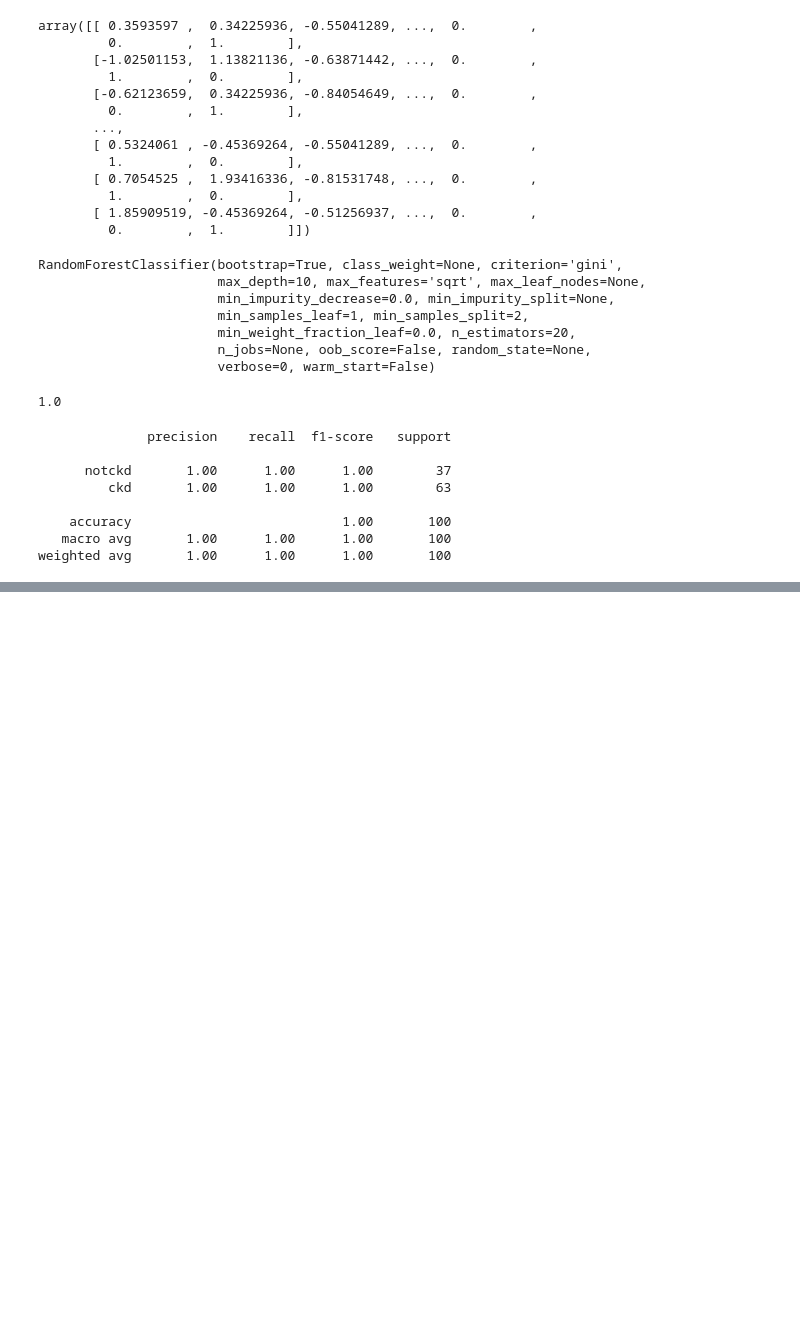
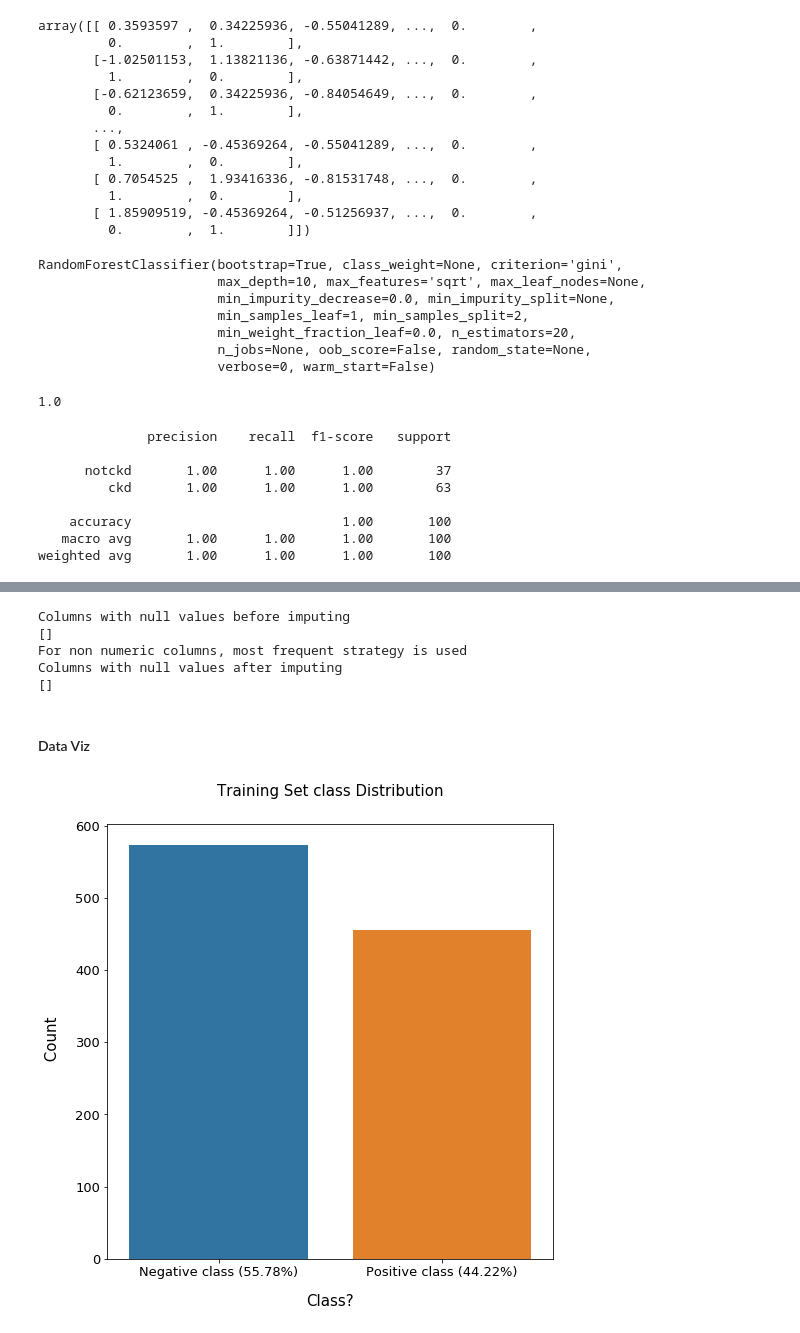
Before and after one commit to MarwaAK/binaryClassification, a Jupyter notebook: Projet_ML.ipynb, the cells around one changed output, grey strips where cells are left out. Saved outputs shown, nothing was run; the diff lists cells and outputs as text; code cells hidden in the pictures; blank space fills up the shorter version.

```diff
--- a/Projet_ML.ipynb
+++ b/Projet_ML.ipynb
@@ -609,0 +606,5 @@ plt.show()
+# %%
+data = pd.read_csv(r'./data/data_banknote_authentication.txt', names  = ['variance','skewness','curtoisis','entropy','classification'])
+# Split it to train and test
+train_data, test_data = train_test_split(data)
+train_data
@@ -609,0 +654,29 @@ plt.show()
+# %%
+# Remove non alphanumeric
+transf_alphaN = FunctionTransformer(removeNonAlphanumeric, validate= False)
+transf_num = FunctionTransformer(toNumeric, validate= False)
+train_data = transf_alphaN.transform(train_data)
+train_data = transf_num.transform(train_data)
+# %%
+# Get columns with null values
+print("Columns with null values before imputing")
+print(train_data.columns[train_data.isna().any()].tolist())
+# Handle missing values
+#df,imput_dict = handleMissing(train_data, "most_frequent")
+transf_Missing = HandleMissingTransformer(method="median")
+train_data = transf_Missing.fit(train_data).transform(train_data)
+print("Columns with null values after imputing")
+print(train_data.columns[train_data.isna().any()].tolist())
+# %% [output]
+Columns with null values before imputing
+[]
+For non numeric columns, most frequent strategy is used
+Columns with null values after imputing
+[]
+# %% [markdown]
+#### Data Viz
+# %%
+### Target variable exploration
+target_variable_exploration(train_data, "classification", 'Class?', ' Count', 'Training Set class Distribution')
+# %% [output]
+[figure, added]
```
Also changed, not shown: parts of 41 cells of this notebook, 1 other file.
